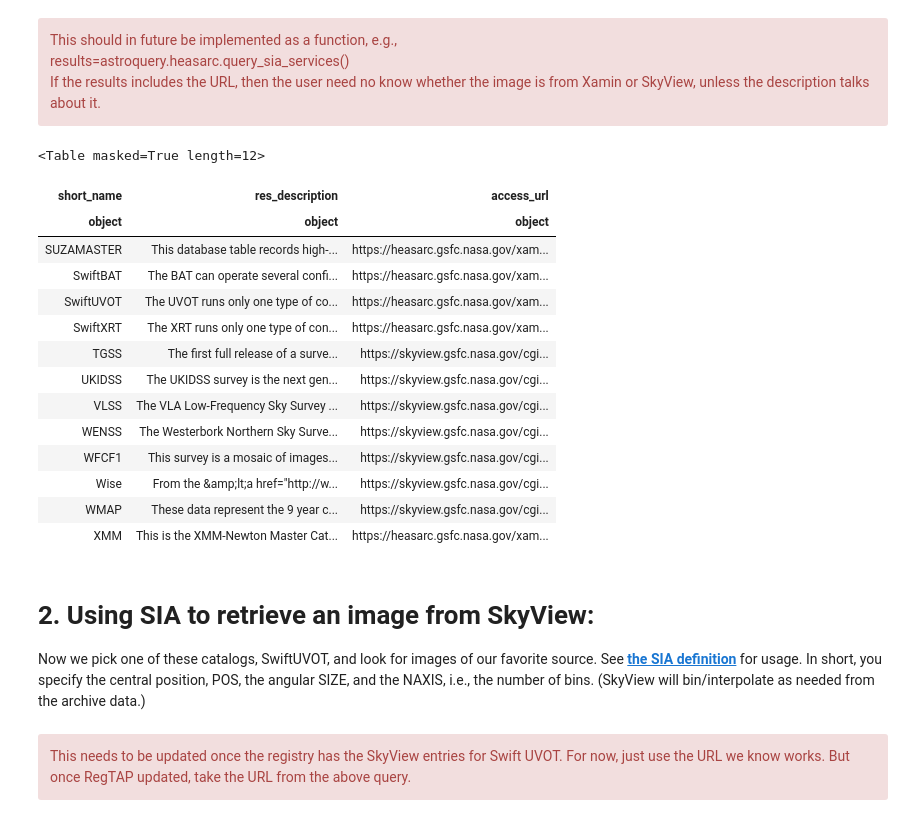
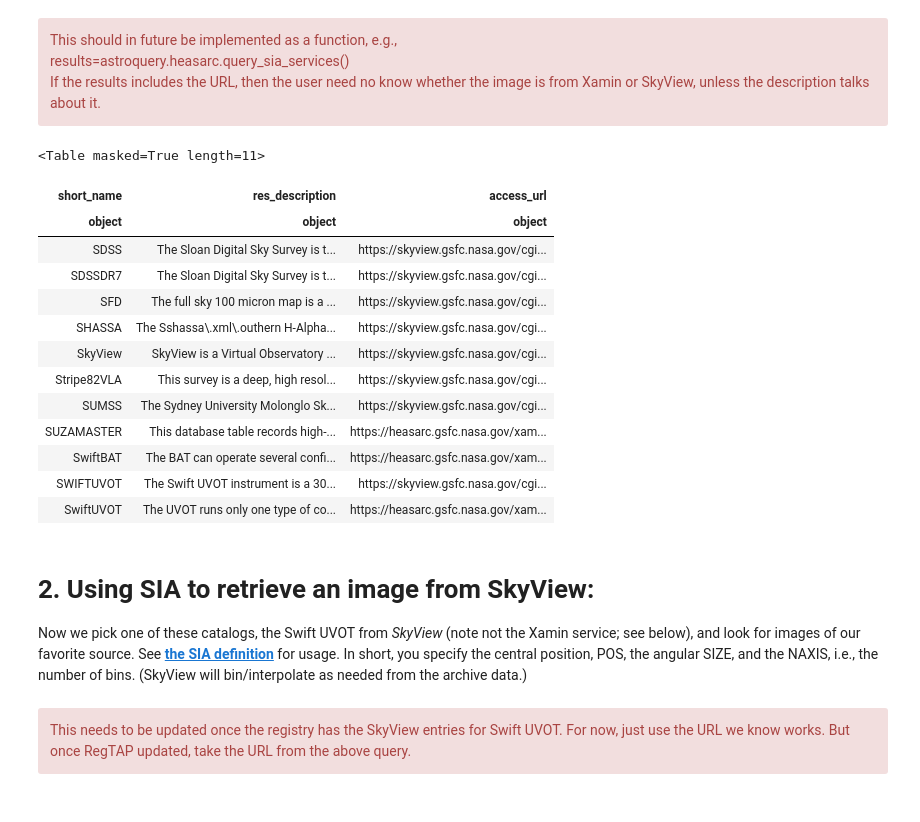
Before and after one commit to NASA-NAVO/aas_workshop_2018, a Jupyter notebook: heasarc/heasarc_Image_Access.ipynb, the cells around one changed output. Cells and saved outputs as stored; diff of their text form; code cells hidden in the pictures.

Commit message:
Fixed skyview access through SIA.

```diff
--- a/heasarc/heasarc_Image_Access.ipynb
+++ b/heasarc/heasarc_Image_Access.ipynb
@@ -44,41 +44,40 @@ If the results includes the URL, then the user need no know whether the image is
 # %%
 # Warning:  'query' is bizarrely case-sensitive:
 tap_params = {
     "request":"doQuery",
     "lang":"ADQL",
     "query":"""
         select b.short_name,b.res_description, c.access_url
         from rr.capability a natural join rr.resource b natural join rr.interface c
         where a.cap_type='simpleimageaccess' and a.ivoid like 'ivo://nasa.heasarc%'
         order by short_name;
     """
     }
 r = requests.post('http://vao.stsci.edu/RegTAP/TapService.aspx/sync', data=tap_params)
 ## The astropy.table  module will read this VO Table formatted result into an astropy Table:
-table=Table.read(io.BytesIO(r.content))
-table[-12:]
+cat_table=Table.read(io.BytesIO(r.content))
+cat_table[-23:-12]
 # %% [output]
-<Table masked=True length=12>
+<Table masked=True length=11>
 | short_name | res_description | access_url |
 | object | object | object |
+| SDSS | The Sloan Digital Sky Survey is t... | https://skyview.gsfc.nasa.gov/cgi... |
+| SDSSDR7 | The Sloan Digital Sky Survey is t... | https://skyview.gsfc.nasa.gov/cgi... |
+| SFD | The full sky 100 micron map is a ... | https://skyview.gsfc.nasa.gov/cgi... |
+| SHASSA | The Sshassa\.xml\.outhern H-Alpha... | https://skyview.gsfc.nasa.gov/cgi... |
+| SkyView | SkyView is a Virtual Observatory ... | https://skyview.gsfc.nasa.gov/cgi... |
+| Stripe82VLA | This survey is a deep, high resol... | https://skyview.gsfc.nasa.gov/cgi... |
+| SUMSS | The Sydney University Molonglo Sk... | https://skyview.gsfc.nasa.gov/cgi... |
 | SUZAMASTER | This database table records high-... | https://heasarc.gsfc.nasa.gov/xam... |
 | SwiftBAT | The BAT can operate several confi... | https://heasarc.gsfc.nasa.gov/xam... |
+| SWIFTUVOT | The Swift UVOT instrument is a 30... | https://skyview.gsfc.nasa.gov/cgi... |
 | SwiftUVOT | The UVOT runs only one type of co... | https://heasarc.gsfc.nasa.gov/xam... |
-| SwiftXRT | The XRT runs only one type of con... | https://heasarc.gsfc.nasa.gov/xam... |
-| TGSS | The first full release of a surve... | https://skyview.gsfc.nasa.gov/cgi... |
-| UKIDSS | The UKIDSS survey is the next gen... | https://skyview.gsfc.nasa.gov/cgi... |
-| VLSS | The VLA Low-Frequency Sky Survey ... | https://skyview.gsfc.nasa.gov/cgi... |
-| WENSS | The Westerbork Northern Sky Surve... | https://skyview.gsfc.nasa.gov/cgi... |
-| WFCF1 | This survey is a mosaic of images... | https://skyview.gsfc.nasa.gov/cgi... |
-| Wise | From the &amp;lt;a href="http://w... | https://skyview.gsfc.nasa.gov/cgi... |
-| WMAP | These data represent the 9 year c... | https://skyview.gsfc.nasa.gov/cgi... |
-| XMM | This is the XMM-Newton Master Cat... | https://heasarc.gsfc.nasa.gov/xam... |
 # %% [markdown]
 <a id="sia"></a>
 
 # 2. Using SIA to retrieve an image from SkyView:
 
-Now we pick one of these catalogs, SwiftUVOT, and look for images of our favorite source.  See __[the SIA definition](http://www.ivoa.net/documents/WD/SIA/sia-20040524.html)__ for usage.  In short, you specify the central position, POS, the angular SIZE, and the NAXIS, i.e., the number of bins.  (SkyView will bin/interpolate as needed from the archive data.)
+Now we pick one of these catalogs, the Swift UVOT from *SkyView* (note not the Xamin service;  see below), and look for images of our favorite source.  See __[the SIA definition](http://www.ivoa.net/documents/WD/SIA/sia-20040524.html)__ for usage.  In short, you specify the central position, POS, the angular SIZE, and the NAXIS, i.e., the number of bins.  (SkyView will bin/interpolate as needed from the archive data.)
 # %% [markdown]
 <div class="alert alert-block alert-danger">
 This needs to be updated once the registry has the SkyView entries for Swift UVOT.  For now, just use the URL we know works.  But once RegTAP updated, take the URL from the above query.
```
Also changed, not shown: parts of 11 cells of this notebook.
